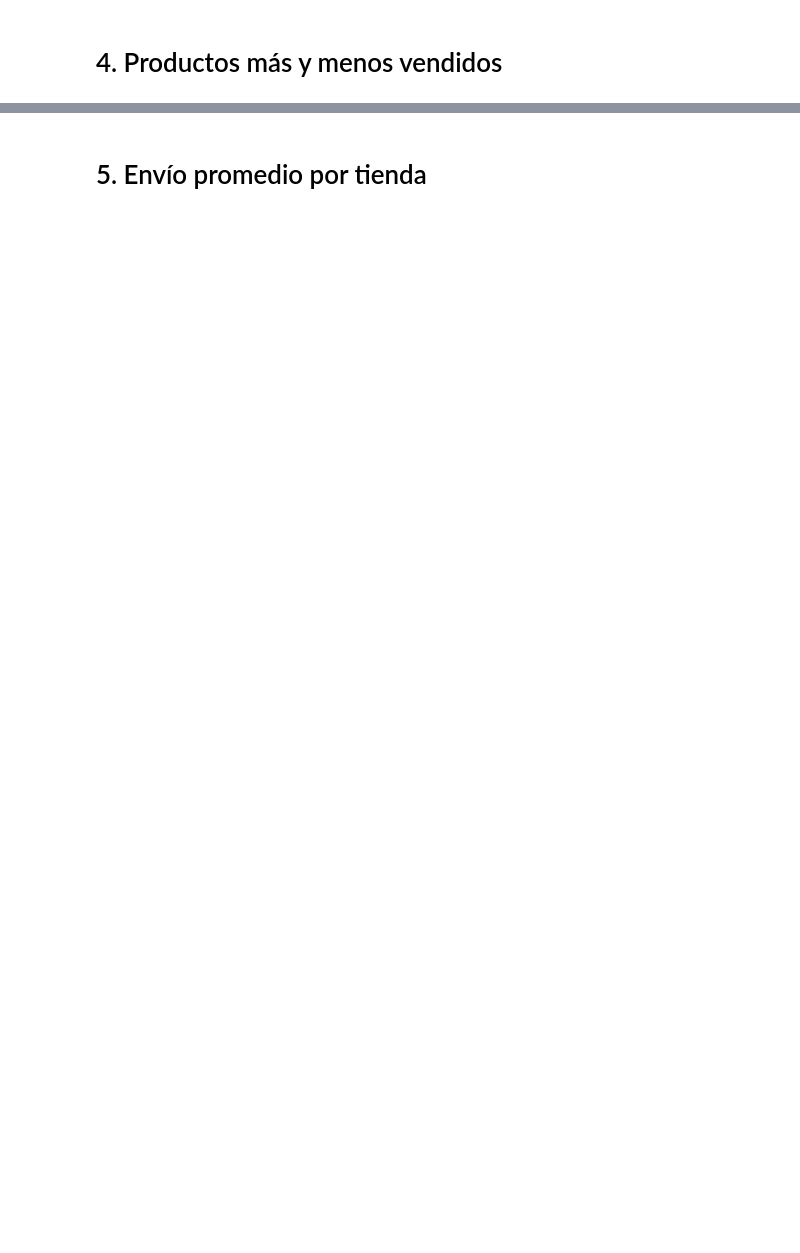
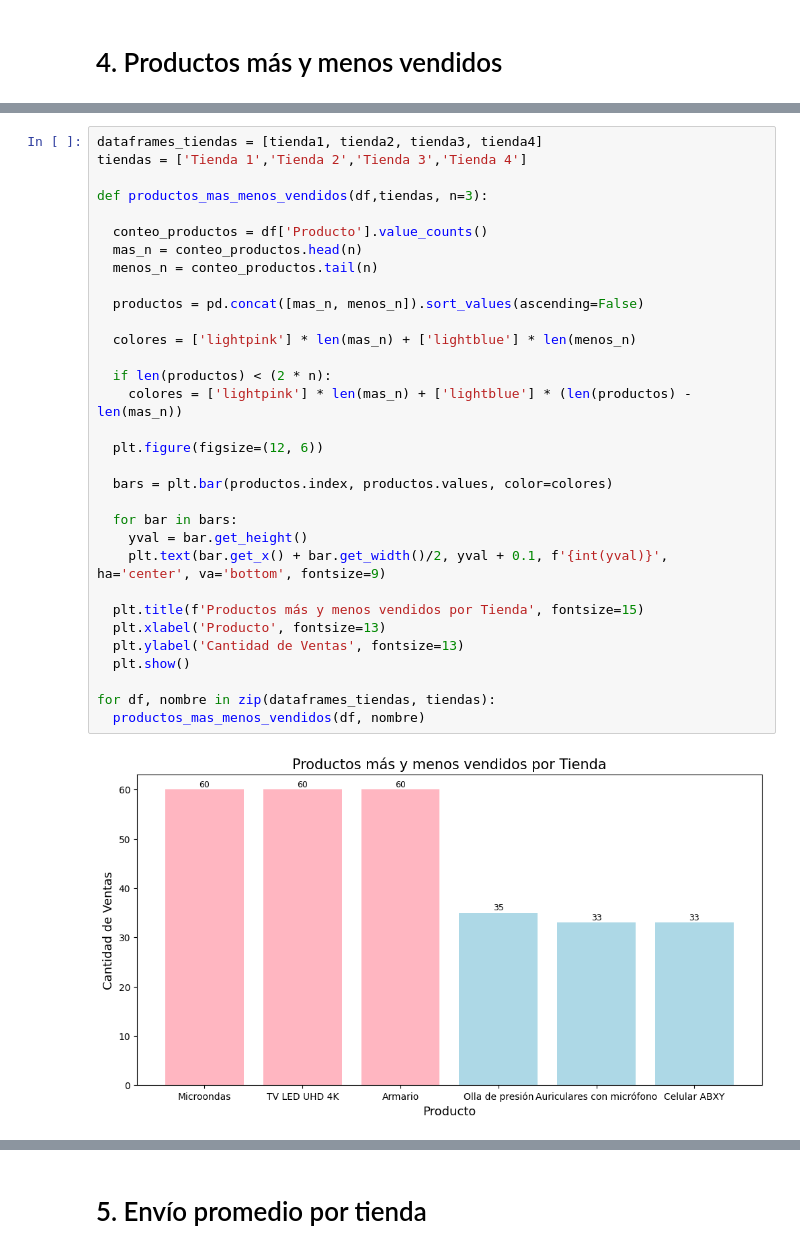
Before and after one commit to CodeByNyto/challenge-alura-store, a Jupyter notebook: AluraStoreLatam.ipynb, the cells around one changed output, grey strips where cells are left out. Drawn from its saved outputs; the diff is of its cells as text; blank space fills up the shorter version.

```diff
--- a/AluraStoreLatam.ipynb
+++ b/AluraStoreLatam.ipynb
@@ -142,0 +276,34 @@ Ingreso total de la tienda 4: 1038375700.0
+# %%
+dataframes_tiendas = [tienda1, tienda2, tienda3, tienda4]
+tiendas = ['Tienda 1','Tienda 2','Tienda 3','Tienda 4']
+
+def productos_mas_menos_vendidos(df,tiendas, n=3):
+
+  conteo_productos = df['Producto'].value_counts()
+  mas_n = conteo_productos.head(n)
+  menos_n = conteo_productos.tail(n)
+
+  productos = pd.concat([mas_n, menos_n]).sort_values(ascending=False)
+
+  colores = ['lightpink'] * len(mas_n) + ['lightblue'] * len(menos_n)
+
+  if len(productos) < (2 * n):
+    colores = ['lightpink'] * len(mas_n) + ['lightblue'] * (len(productos) - len(mas_n))
+
+  plt.figure(figsize=(12, 6))
+
+  bars = plt.bar(productos.index, productos.values, color=colores)
+
+  for bar in bars:
+    yval = bar.get_height()
+    plt.text(bar.get_x() + bar.get_width()/2, yval + 0.1, f'{int(yval)}', ha='center', va='bottom', fontsize=9)
+
+  plt.title(f'Productos más y menos vendidos por Tienda', fontsize=15)
+  plt.xlabel('Producto', fontsize=13)
+  plt.ylabel('Cantidad de Ventas', fontsize=13)
+  plt.show()
+
+for df, nombre in zip(dataframes_tiendas, tiendas):
+  productos_mas_menos_vendidos(df, nombre)
+# %% [output]
+[figure, added]
```
Also changed, not shown: parts of 10 cells of this notebook.
